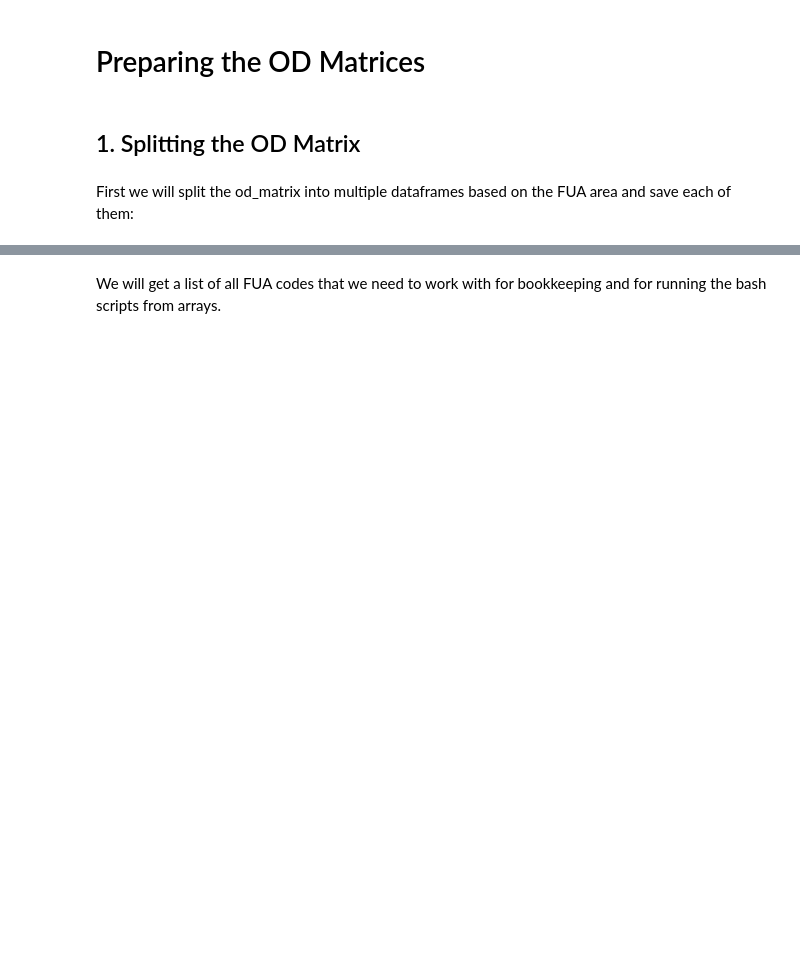
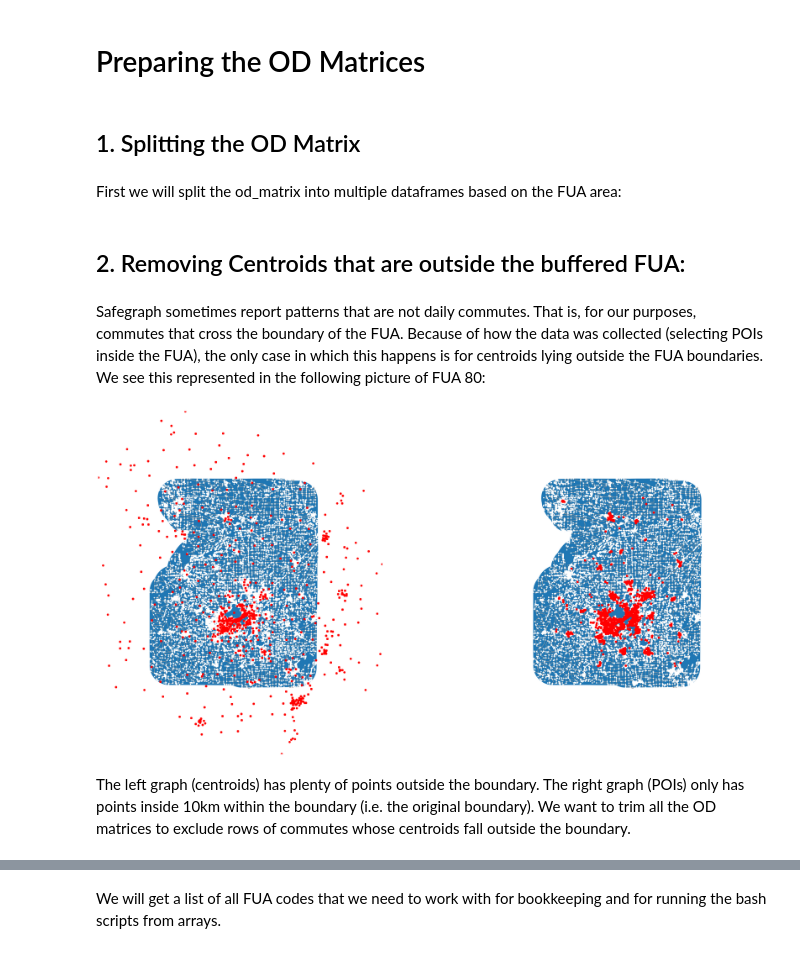
Before and after one commit to gsagostini/amenities-distance, a Jupyter notebook: notebooks/21-12-31_preparing-matrices.ipynb, the cells around one changed output, grey strips where cells are left out. Saved outputs shown, nothing was run; the diff lists cells and outputs as text; code cells hidden in the pictures; blank space fills up the shorter version.

Commit message:
adding clip matrix part

```diff
--- a/notebooks/21-12-31_preparing-matrices.ipynb
+++ b/notebooks/21-12-31_preparing-matrices.ipynb
@@ -11,6 +12,48 @@ from tqdm import tqdm
 # %%
 od_matrix = pd.read_csv('../data/d02_processed-safegraph/weeks_od_us_fua.csv')
 # %% [markdown]
-First we will split the od_matrix into multiple dataframes based on the FUA area and save each of them:
+First we will split the od_matrix into multiple dataframes based on the FUA area:
 # %%
-od_matrix_dict = {fua: df for fua, df in od_matrix.groupby('fuacode')}
+od_matrix_dict = {fua: df.reset_index(drop=True) for fua, df in od_matrix.groupby('fuacode')}
+# %% [markdown]
+## 2. Removing Centroids that are outside the buffered FUA:
+# %% [markdown]
+Safegraph sometimes report patterns that are not daily commutes. That is, for our purposes, commutes that cross the boundary of the FUA. Because of how the data was collected (selecting POIs inside the FUA), the only case in which this happens is for centroids lying outside the FUA boundaries. We see this represented in the following picture of FUA 80:
+# %%
+def get_points(od_matrix, to_crs=None, as_gdf=True):
+
+    places_pt = gpd.points_from_xy(x= od_matrix.longitude, y=od_matrix.latitude, crs='EPSG:4326')
+    centroids_pt = gpd.points_from_xy(x= od_matrix.intptlon, y=od_matrix.intptlat, crs='EPSG:4326')
+
+    if to_crs is not None:
+        places_pt = places_pt.to_crs(to_crs)
+        centroids_pt = centroids_pt.to_crs(to_crs)
+
+    if as_gdf:
+        places_pt = gpd.GeoDataFrame(od_matrix[['safegraph_place_id', 'top_category']], geometry=places_pt)
+        centroids_pt = gpd.GeoDataFrame(od_matrix[['census_block_group']], geometry=centroids_pt)
+
+    return places_pt, centroids_pt
+
+buffered_boundary_80 = gpd.read_file('../data/d03_intermediate/FUA-buffered-shapefile/FUA-buffered.shp').set_index('fuacode').loc[['USA80']]
+drive_graph_80 = ox.load_graphml('../data/d03_intermediate/FUA-networks/drive/USA80.graphml')
+OD_matrix_80 = od_matrix_dict['USA80']
+# %%
+places_80, centroids_80 = get_points(OD_matrix_80)
+w, s, e, n = centroids_80.geometry.total_bounds
+
+fig, Axes = plt.subplots(figsize=(40,20), ncols=2)
+
+ax1 = buffered_boundary_80.plot(ax=Axes[0])
+ax1 = ox.plot_graph(drive_graph_80, ax=ax1, close=False, show=False, bbox=(n, s, e, w))[1]
+ax1 = centroids_80.plot(c='red', ax=ax1)
+
+ax2 = buffered_boundary_80.plot(ax=Axes[1])
+ax2 = ox.plot_graph(drive_graph_80, ax=ax2, close=False, show=False, bbox=(n, s, e, w))[1]
+ax2 = places_80.plot(c='red', ax=ax2)
+
+plt.show()
+# %% [output]
+[figure, added]
+# %% [markdown]
+The left graph (centroids) has plenty of points outside the boundary. The right graph (POIs) only has points inside 10km within the boundary (i.e. the original boundary). We want to trim all the OD matrices to exclude rows of commutes whose centroids fall outside the boundary.
```
Also changed, not shown: parts of 10 cells of this notebook, 1 other file.
